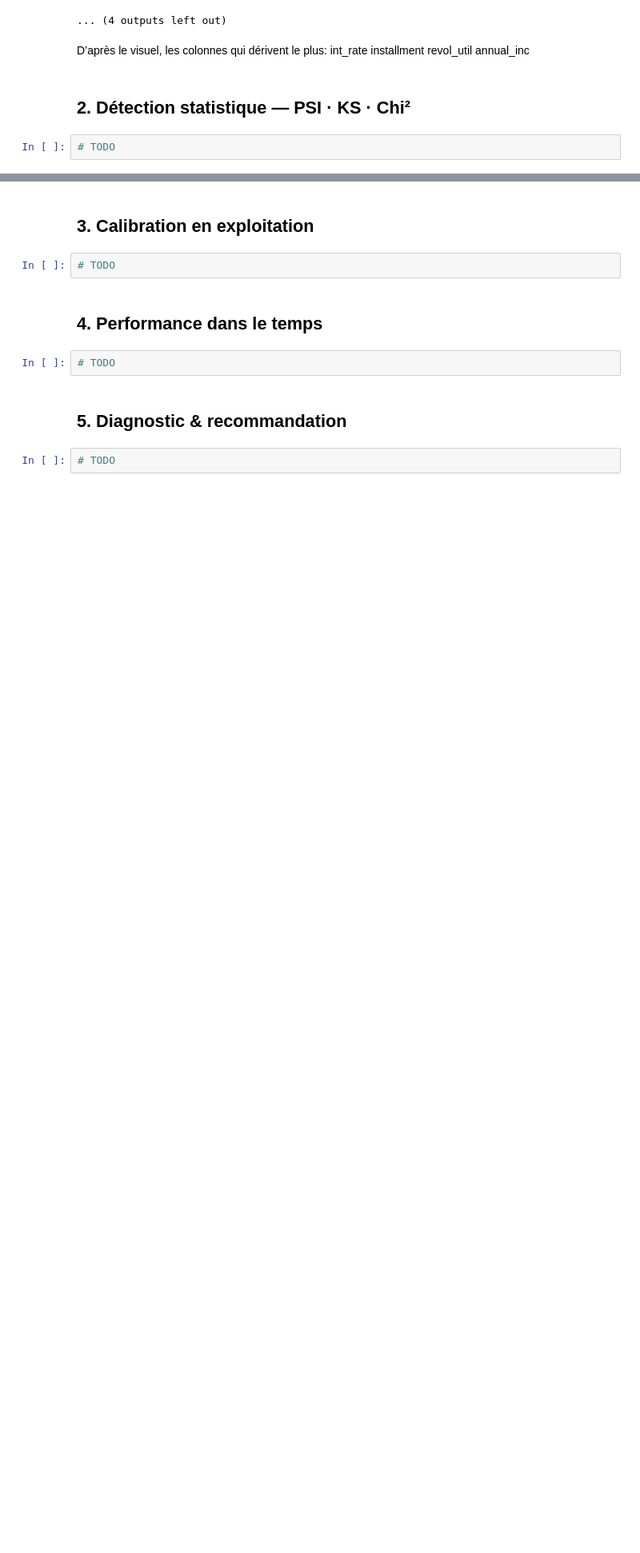
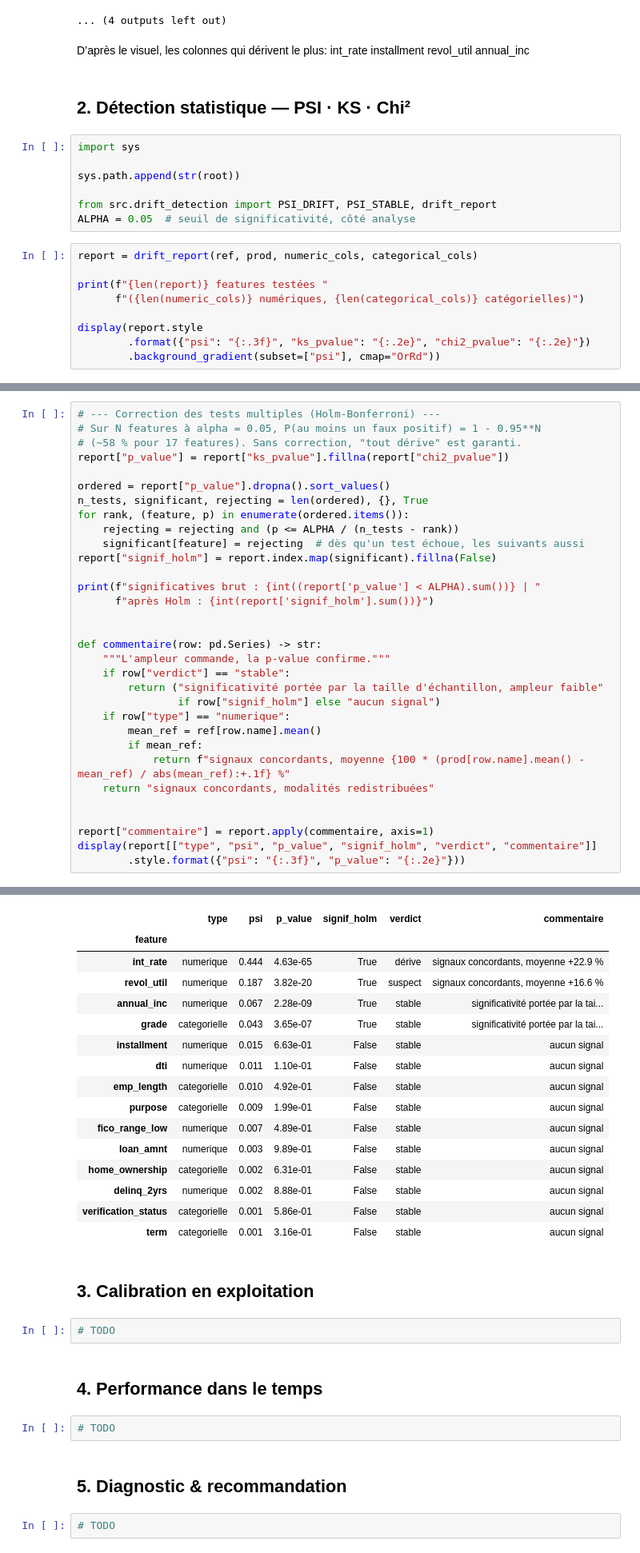
Before and after one commit to A949196/m6-b1-joelle-tom, a Jupyter notebook: notebooks/M6-B1_tom-joelle.ipynb, the cells around one changed output, grey strips where cells are left out. Shown at 80% size. Saved outputs shown, nothing was run; the diff lists cells and outputs as text; blank space fills up the shorter version.

Commit message:
feat(drift_detection): updated drift_detection and notebook co-authored by: Joelle

```diff
--- a/notebooks/M6-B1_tom-joelle.ipynb
+++ b/notebooks/M6-B1_tom-joelle.ipynb
@@ -98,4 +98,18 @@ annual_inc
 # %% [markdown]
 ## 2. Détection statistique — PSI · KS · Chi²
 # %%
-# TODO
+import sys
+
+sys.path.append(str(root))
+
+from src.drift_detection import PSI_DRIFT, PSI_STABLE, drift_report
+ALPHA = 0.05  # seuil de significativité, côté analyse
+# %%
+report = drift_report(ref, prod, numeric_cols, categorical_cols)
+
+print(f"{len(report)} features testées "
+      f"({len(numeric_cols)} numériques, {len(categorical_cols)} catégorielles)")
+
+display(report.style
+        .format({"psi": "{:.3f}", "ks_pvalue": "{:.2e}", "chi2_pvalue": "{:.2e}"})
+        .background_gradient(subset=["psi"], cmap="OrRd"))
@@ -101,0 +134,33 @@ annual_inc
+# %%
+# --- Correction des tests multiples (Holm-Bonferroni) ---
+# Sur N features à alpha = 0.05, P(au moins un faux positif) = 1 - 0.95**N
+# (~58 % pour 17 features). Sans correction, "tout dérive" est garanti.
+report["p_value"] = report["ks_pvalue"].fillna(report["chi2_pvalue"])
+
+ordered = report["p_value"].dropna().sort_values()
+n_tests, significant, rejecting = len(ordered), {}, True
+for rank, (feature, p) in enumerate(ordered.items()):
+    rejecting = rejecting and (p <= ALPHA / (n_tests - rank))
+    significant[feature] = rejecting  # dès qu'un test échoue, les suivants aussi
+report["signif_holm"] = report.index.map(significant).fillna(False)
+
+print(f"significatives brut : {int((report['p_value'] < ALPHA).sum())} | "
+      f"après Holm : {int(report['signif_holm'].sum())}")
+
+
+def commentaire(row: pd.Series) -> str:
+    """L'ampleur commande, la p-value confirme."""
+    if row["verdict"] == "stable":
+        return ("significativité portée par la taille d'échantillon, ampleur faible"
+                if row["signif_holm"] else "aucun signal")
+    if row["type"] == "numerique":
+        mean_ref = ref[row.name].mean()
+        if mean_ref:
+            return f"signaux concordants, moyenne {100 * (prod[row.name].mean() - mean_ref) / abs(mean_ref):+.1f} %"
+    return "signaux concordants, modalités redistribuées"
+
+
+report["commentaire"] = report.apply(commentaire, axis=1)
+display(report[["type", "psi", "p_value", "signif_holm", "verdict", "commentaire"]]
+        .style.format({"psi": "{:.3f}", "p_value": "{:.2e}"}))
+# %% [output]
@@ -102,3 +168,19 @@ annual_inc
+|  | type | psi | p_value | signif_holm | verdict | commentaire |
+| feature |  |  |  |  |  |  |
+| int_rate | numerique | 0.444 | 4.63e-65 | True | dérive | signaux concordants, moyenne +22.9 % |
+| revol_util | numerique | 0.187 | 3.82e-20 | True | suspect | signaux concordants, moyenne +16.6 % |
+| annual_inc | numerique | 0.067 | 2.28e-09 | True | stable | significativité portée par la tai... |
+| grade | categorielle | 0.043 | 3.65e-07 | True | stable | significativité portée par la tai... |
+| installment | numerique | 0.015 | 6.63e-01 | False | stable | aucun signal |
+| dti | numerique | 0.011 | 1.10e-01 | False | stable | aucun signal |
+| emp_length | categorielle | 0.010 | 4.92e-01 | False | stable | aucun signal |
+| purpose | categorielle | 0.009 | 1.99e-01 | False | stable | aucun signal |
+| fico_range_low | numerique | 0.007 | 4.89e-01 | False | stable | aucun signal |
+| loan_amnt | numerique | 0.003 | 9.89e-01 | False | stable | aucun signal |
+| home_ownership | categorielle | 0.002 | 6.31e-01 | False | stable | aucun signal |
+| delinq_2yrs | numerique | 0.002 | 8.88e-01 | False | stable | aucun signal |
+| verification_status | categorielle | 0.001 | 5.86e-01 | False | stable | aucun signal |
+| term | categorielle | 0.001 | 3.16e-01 | False | stable | aucun signal |
 # %% [markdown]
 ## 3. Calibration en exploitation
 # %%
```
Also changed, not shown: parts of 3 cells of this notebook, 1 other file.
